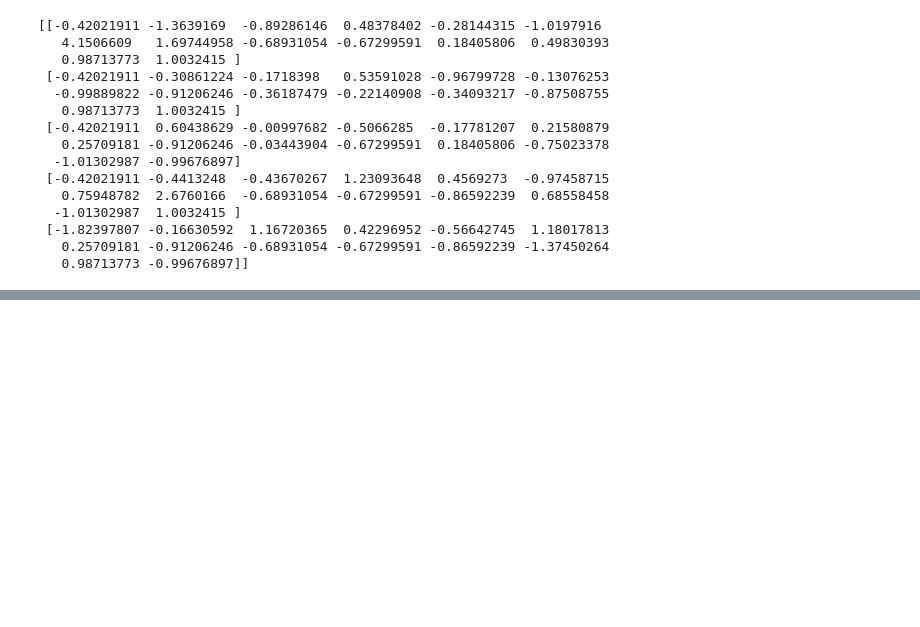
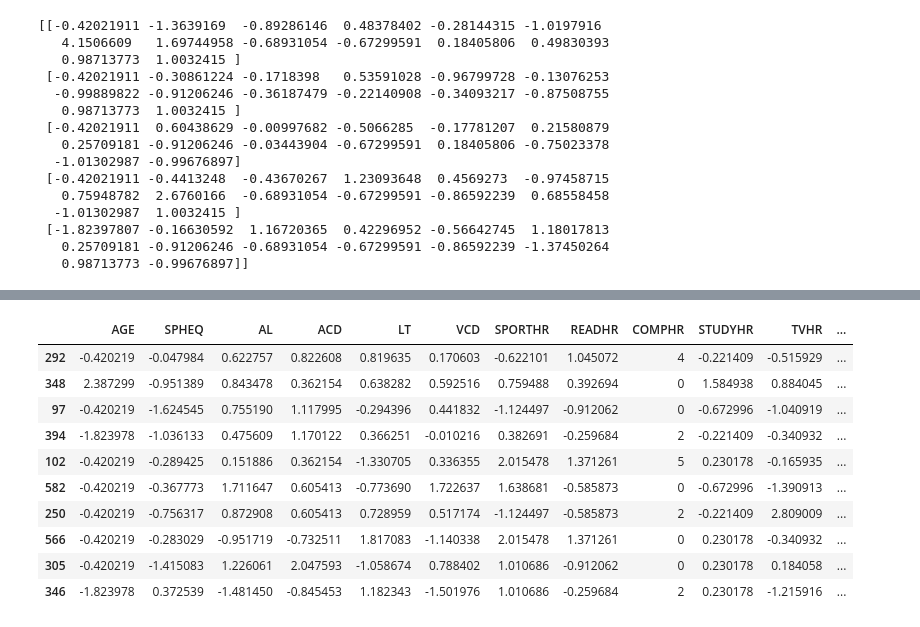
Before and after one commit to jfraz027/Unsupervised-Learning, a Jupyter notebook: Part2Apply.ipynb, the cells around one changed output, grey strips where cells are left out. Cells and saved outputs as stored; diff of their text form; code cells hidden in the pictures; blank space fills up the shorter version.

```diff
--- a/Part2Apply.ipynb
+++ b/Part2Apply.ipynb
@@ -66,0 +72,14 @@ array([0.21177355, 0.15659716, 0.08688023, 0.08301762, 0.07584858,
+# %%
+mycleaned_df.sample(10)
+# %% [output]
+|  | AGE | SPHEQ | AL | ACD | LT | VCD | SPORTHR | READHR | COMPHR | STUDYHR | TVHR | ... |
+| 292 | -0.420219 | -0.047984 | 0.622757 | 0.822608 | 0.819635 | 0.170603 | -0.622101 | 1.045072 | 4 | -0.221409 | -0.515929 | ... |
+| 348 | 2.387299 | -0.951389 | 0.843478 | 0.362154 | 0.638282 | 0.592516 | 0.759488 | 0.392694 | 0 | 1.584938 | 0.884045 | ... |
+| 97 | -0.420219 | -1.624545 | 0.755190 | 1.117995 | -0.294396 | 0.441832 | -1.124497 | -0.912062 | 0 | -0.672996 | -1.040919 | ... |
+| 394 | -1.823978 | -1.036133 | 0.475609 | 1.170122 | 0.366251 | -0.010216 | 0.382691 | -0.259684 | 2 | -0.221409 | -0.340932 | ... |
+| 102 | -0.420219 | -0.289425 | 0.151886 | 0.362154 | -1.330705 | 0.336355 | 2.015478 | 1.371261 | 5 | 0.230178 | -0.165935 | ... |
+| 582 | -0.420219 | -0.367773 | 1.711647 | 0.605413 | -0.773690 | 1.722637 | 1.638681 | -0.585873 | 0 | -0.672996 | -1.390913 | ... |
+| 250 | -0.420219 | -0.756317 | 0.872908 | 0.605413 | 0.728959 | 0.517174 | -1.124497 | -0.585873 | 2 | -0.221409 | 2.809009 | ... |
+| 566 | -0.420219 | -0.283029 | -0.951719 | -0.732511 | 1.817083 | -1.140338 | 2.015478 | 1.371261 | 0 | 0.230178 | -0.340932 | ... |
+| 305 | -0.420219 | -1.415083 | 1.226061 | 2.047593 | -1.058674 | 0.788402 | 1.010686 | -0.912062 | 0 | 0.230178 | 0.184058 | ... |
+| 346 | -1.823978 | 0.372539 | -1.481450 | -0.845453 | 1.182343 | -1.501976 | 1.010686 | -0.259684 | 2 | 0.230178 | -1.215916 | ... |
```
Also changed, not shown: parts of 16 cells of this notebook, 2 other files.
